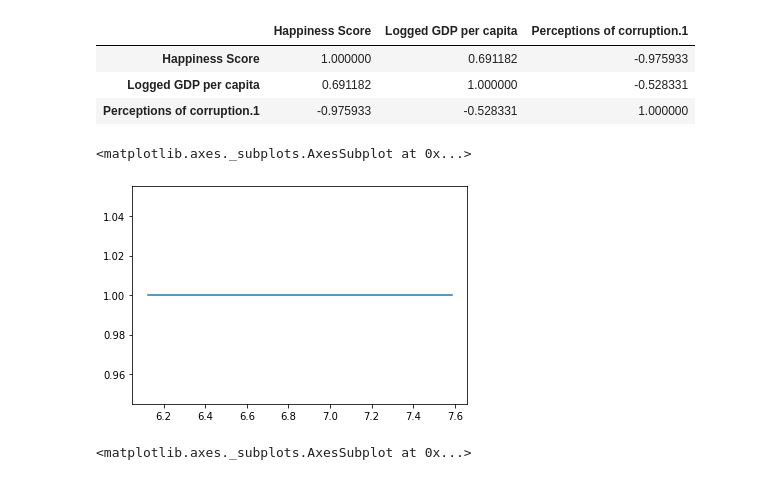
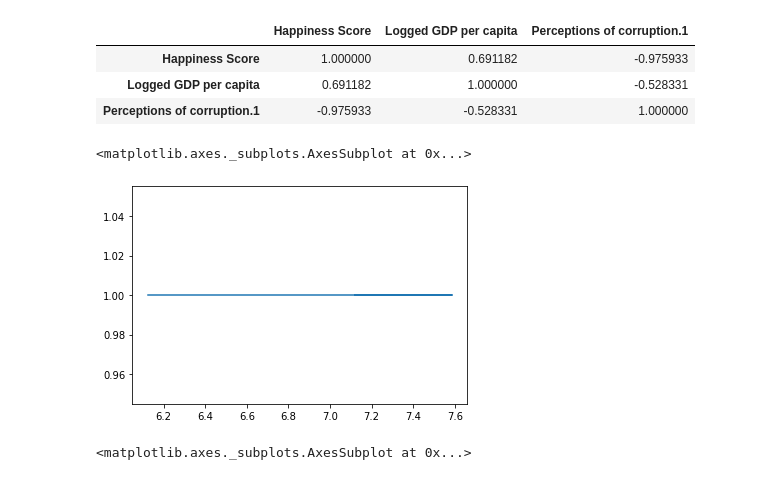
Before and after one commit to paolaim/miner-a-, a Jupyter notebook: visualizacion07_(1).ipynb, the cells around one changed output. Saved outputs shown, nothing was run; the diff lists cells and outputs as text; code cells hidden in the pictures.

```diff
--- a/visualizacion07_(1).ipynb
+++ b/visualizacion07_(1).ipynb
@@ -112,10 +112,10 @@ df.corr()
 | Logged GDP per capita | 0.691182 | 1.000000 | -0.528331 |
 | Perceptions of corruption.1 | -0.975933 | -0.528331 | 1.000000 |
 # %%
-graf1['Happiness Score'].value_counts().sort_index().plot.line()
+graf1['Happiness Score'].value_counts().plot.line()
 # %% [output]
 <matplotlib.axes._subplots.AxesSubplot at 0x...>
-[figure, old version]
+[figure, new version]
 # %%
 graf1['Happiness Score'].plot.hist()
 # %% [output]
```
Also changed, not shown: parts of 4 cells of this notebook.
